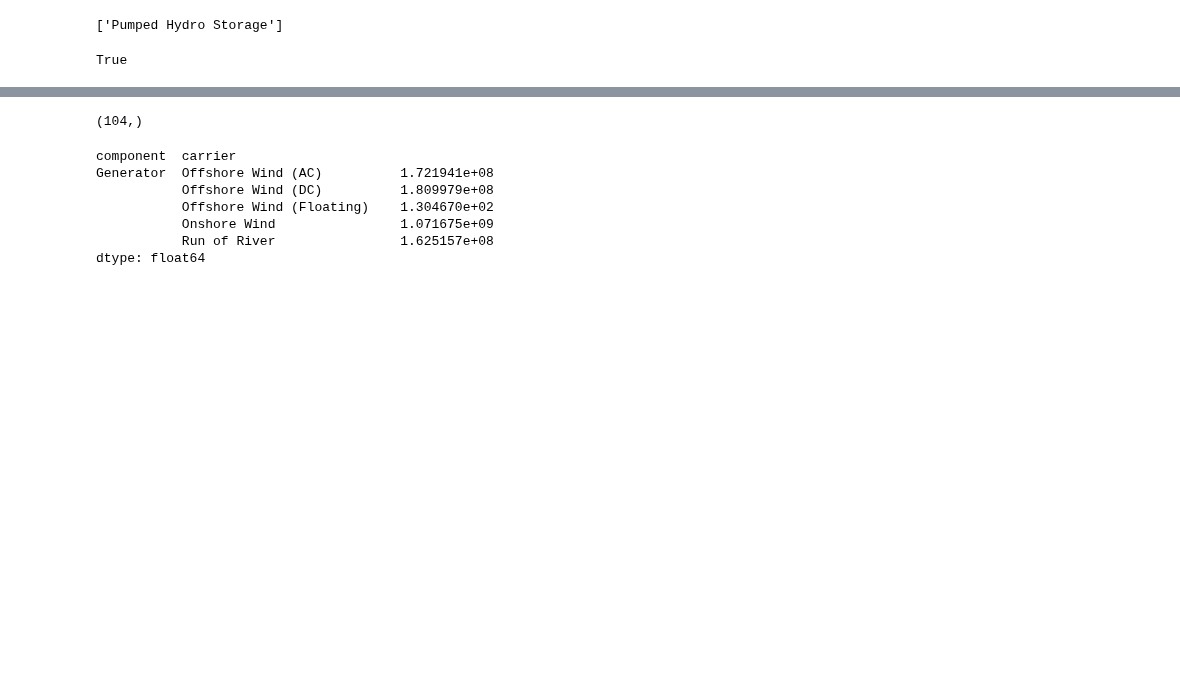
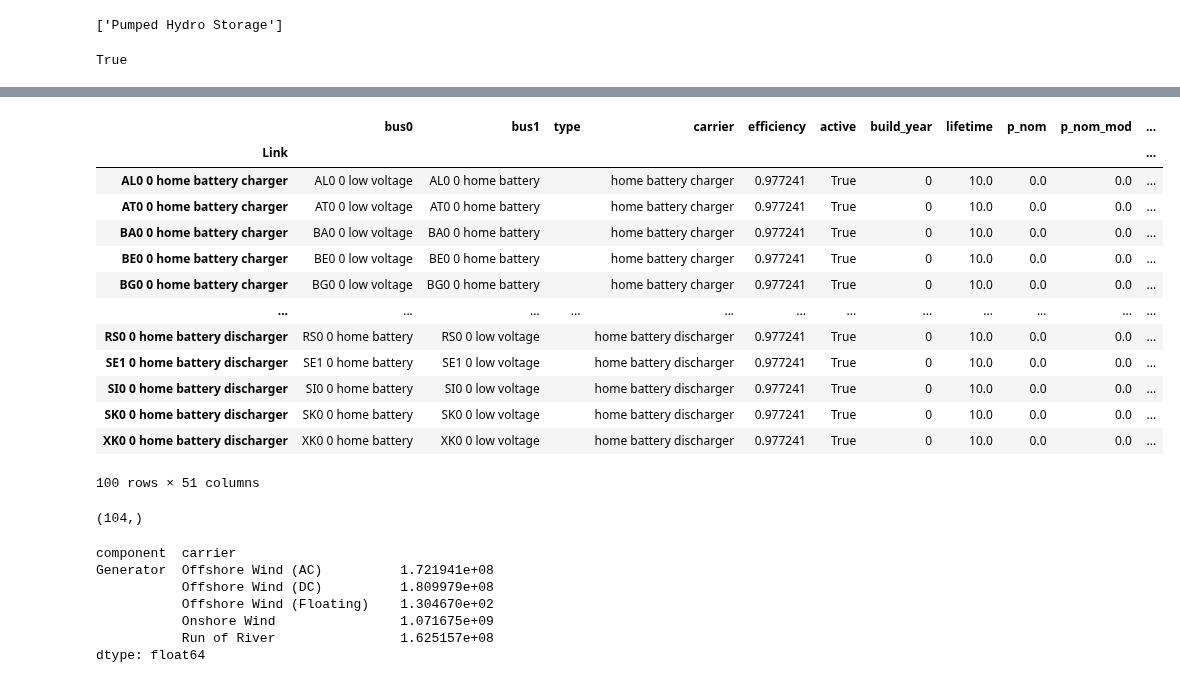
Before and after one commit to LukasFrankenQ/resilient-pypsa-eur, a Jupyter notebook: notebooks/future_validation.ipynb, the cells around one changed output, grey strips where cells are left out. Cells and saved outputs as stored; diff of their text form; code cells hidden in the pictures; blank space fills up the shorter version.

```diff
--- a/notebooks/future_validation.ipynb
+++ b/notebooks/future_validation.ipynb
@@ -673,3 +752,21 @@ plt.show()
+# %%
+battery_buses = n.stores.loc[n.stores.carrier == 'home battery', 'bus']
+n.links.loc[n.links.bus0.isin(battery_buses) | n.links.bus1.isin(battery_buses)]
+# %% [output]
+|  | bus0 | bus1 | type | carrier | efficiency | active | build_year | lifetime | p_nom | p_nom_mod | ... |
+| Link |  |  |  |  |  |  |  |  |  |  | ... |
+| AL0 0 home battery charger | AL0 0 low voltage | AL0 0 home battery |  | home battery charger | 0.977241 | True | 0 | 10.0 | 0.0 | 0.0 | ... |
+| AT0 0 home battery charger | AT0 0 low voltage | AT0 0 home battery |  | home battery charger | 0.977241 | True | 0 | 10.0 | 0.0 | 0.0 | ... |
+| BA0 0 home battery charger | BA0 0 low voltage | BA0 0 home battery |  | home battery charger | 0.977241 | True | 0 | 10.0 | 0.0 | 0.0 | ... |
+| BE0 0 home battery charger | BE0 0 low voltage | BE0 0 home battery |  | home battery charger | 0.977241 | True | 0 | 10.0 | 0.0 | 0.0 | ... |
+| BG0 0 home battery charger | BG0 0 low voltage | BG0 0 home battery |  | home battery charger | 0.977241 | True | 0 | 10.0 | 0.0 | 0.0 | ... |
+| ... | ... | ... | ... | ... | ... | ... | ... | ... | ... | ... | ... |
+| RS0 0 home battery discharger | RS0 0 home battery | RS0 0 low voltage |  | home battery discharger | 0.977241 | True | 0 | 10.0 | 0.0 | 0.0 | ... |
+| SE1 0 home battery discharger | SE1 0 home battery | SE1 0 low voltage |  | home battery discharger | 0.977241 | True | 0 | 10.0 | 0.0 | 0.0 | ... |
+| SI0 0 home battery discharger | SI0 0 home battery | SI0 0 low voltage |  | home battery discharger | 0.977241 | True | 0 | 10.0 | 0.0 | 0.0 | ... |
+| SK0 0 home battery discharger | SK0 0 home battery | SK0 0 low voltage |  | home battery discharger | 0.977241 | True | 0 | 10.0 | 0.0 | 0.0 | ... |
+| XK0 0 home battery discharger | XK0 0 home battery | XK0 0 low voltage |  | home battery discharger | 0.977241 | True | 0 | 10.0 | 0.0 | 0.0 | ... |
+100 rows × 51 columns
 # %%
 print(ns[year].statistics.supply().shape)
 ns[year].statistics.supply().head()
```
Also changed, not shown: parts of 17 cells of this notebook, 4 other files.
